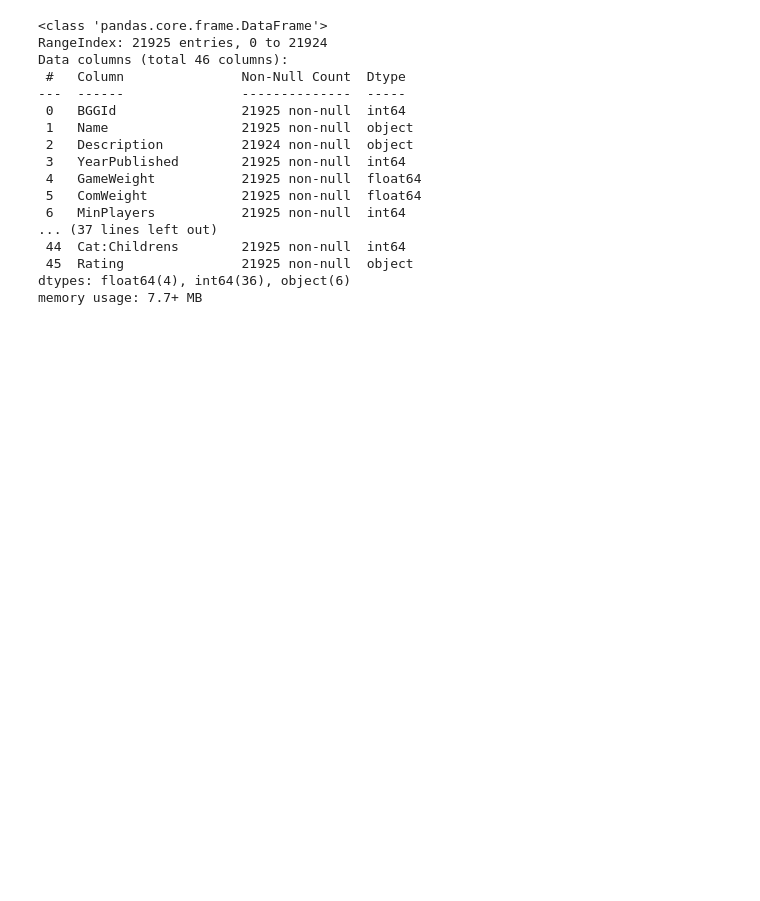
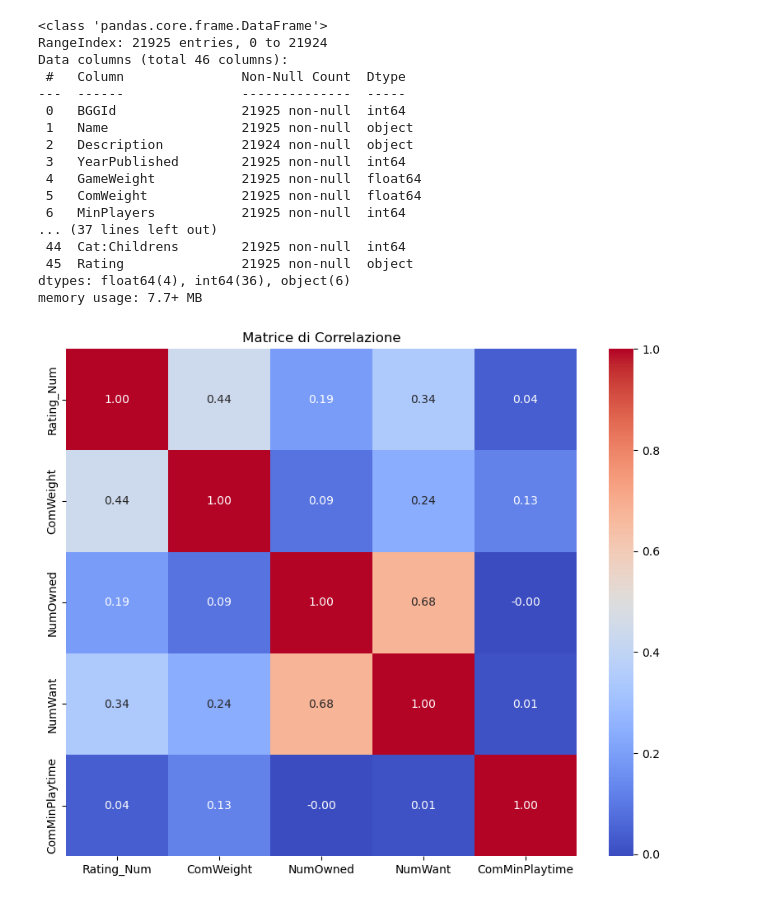
Before and after one commit to iamalessiastocco/dm1-project-boardgames, a Jupyter notebook: notebook/01_data_understanding.ipynb, the cells around one changed output. Cells and saved outputs as stored; diff of their text form; code cells hidden in the pictures; blank space fills up the shorter version.

```diff
--- a/notebook/01_data_understanding.ipynb
+++ b/notebook/01_data_understanding.ipynb
@@ -142,3 +142,22 @@ Data columns (total 46 columns):
  45  Rating               21925 non-null  object
 dtypes: float64(4), int64(36), object(6)
 memory usage: 7.7+ MB
+# %%
+# Selezioniamo solo le colonne numeriche principali per non fare confusione
+cols_analysis = ['Rating', 'ComWeight', 'NumOwned', 'NumWant', 'ComMinPlaytime', 'YearPublished']
+
+# Nota: Rating è testo (Low/Med/High), dobbiamo trasformarlo al volo in numeri SOLO per questo grafico
+# Creiamo una copia temporanea per non toccare i dati originali
+df_temp = df.copy()
+df_temp['Rating_Num'] = df_temp['Rating'].map({'Low':0, 'Medium':1, 'High':2})
+
+# Calcolo correlazione
+correlation = df_temp[['Rating_Num', 'ComWeight', 'NumOwned', 'NumWant', 'ComMinPlaytime']].corr()
+
+# Visualizzazione (Heatmap)
+plt.figure(figsize=(10, 8))
+sns.heatmap(correlation, annot=True, cmap='coolwarm', fmt=".2f")
+plt.title("Matrice di Correlazione")
+plt.show()
+# %% [output]
+[figure, added]
```
Also changed, not shown: parts of 3 cells of this notebook.
